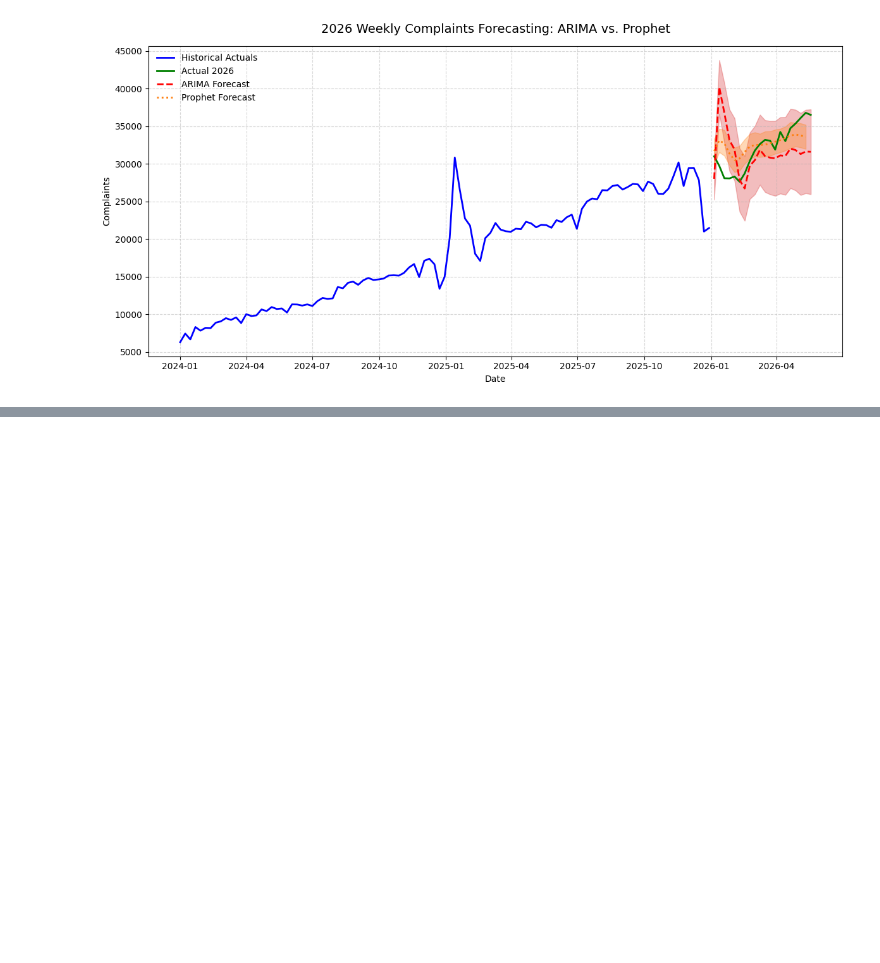
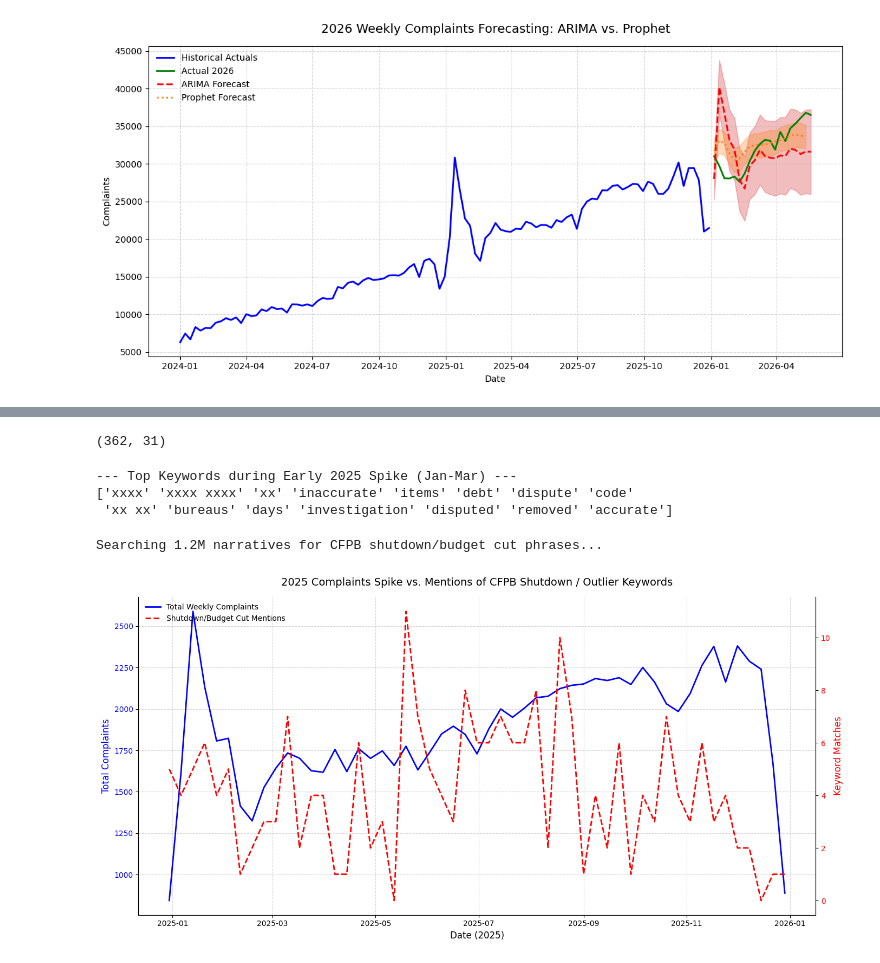
Before and after one commit to Papazian/MADS_Capstone, a Jupyter notebook: Geospatial_and_Time_Series_Analysis/visuals_forecast.ipynb, the cells around one changed output, grey strips where cells are left out. Saved outputs shown, nothing was run; the diff lists cells and outputs as text; code cells hidden in the pictures; blank space fills up the shorter version.

Commit message:
add outlier analysis

```diff
--- a/Geospatial_and_Time_Series_Analysis/visuals_forecast.ipynb
+++ b/Geospatial_and_Time_Series_Analysis/visuals_forecast.ipynb
@@ -716,0 +943,70 @@ plt.show()
+# %%
+df_credit['Date received'] = pd.to_datetime(df_credit['Date received'])
+df_outlier = df_credit[(df_credit['topic_id'] == -1) & (df_credit['Date received'].dt.month <= 3)]
+df_outlier.shape
+# %% [output]
+(362, 31)
+# %%
+
+early_texts = df_outlier["Consumer complaint narrative"].sample(300, random_state=42).astype(str)
+vectorizer_early = TfidfVectorizer(stop_words=list(domain_stop_words), max_features=50, min_df=5, ngram_range=(1, 2))
+matrix_early = vectorizer_early.fit_transform(early_texts)
+mean_scores_early = np.asarray(matrix_early.mean(axis=0)).ravel()
+terms_early = np.array(vectorizer_early.get_feature_names_out())
+early_top_terms = terms_early[mean_scores_early.argsort()[::-1][:15]]
+
+print("\n--- Top Keywords during Early 2025 Spike (Jan-Mar) ---")
+print(early_top_terms)
+# %% [output]
+--- Top Keywords during Early 2025 Spike (Jan-Mar) ---
+['xxxx' 'xxxx xxxx' 'xx' 'inaccurate' 'items' 'debt' 'dispute' 'code'
+ 'xx xx' 'bureaus' 'days' 'investigation' 'disputed' 'removed' 'accurate']
+# %%
+df_2025 = pd.read_csv('complaints_in_just_2025.csv')
+# %%
+
+df_2025['Date received'] = pd.to_datetime(df_2025['Date received'])
+df_2025 = df_2025.sample(100000)
+# Define regex patterns for CFPB shutdown and budget cuts
+shutdown_pattern = r"(?i)(cfpb|bureau).*?(shut|close|defund|cut|budget)"
+
+print("Searching 1.2M narratives for CFPB shutdown/budget cut phrases...")
+df_2025['Contains_Shutdown'] = df_2025['Consumer complaint narrative'].str.contains(shutdown_pattern, regex=True, na=False)
+
+# Track outlier keywords as well (join the top 10 outlier keywords)
+outlier_pattern = r"(?i)(\b" + "\b|\b".join(outlier_top_terms[:10]) + "\b)"
+df_2025['Contains_Outlier_Keywords'] = df_2025['Consumer complaint narrative'].str.contains(outlier_pattern, regex=True, na=False)
+
+# Group by week
+df_2025['Date-Week'] = df_2025['Date received'].dt.to_period('W').dt.start_time
+weekly_shutdown = df_2025.groupby('Date-Week')['Contains_Shutdown'].sum()
+weekly_outlier = df_2025.groupby('Date-Week')['Contains_Outlier_Keywords'].sum()
+weekly_total = df_2025.groupby('Date-Week').size()
+
+fig, ax1 = plt.subplots(figsize=(14, 7))
+
+ax1.plot(weekly_total.index, weekly_total.values, label='Total Weekly Complaints', color='blue', linewidth=2)
+ax1.set_ylabel('Total Complaints', color='blue', fontsize=12)
+ax1.tick_params(axis='y', labelcolor='blue')
+ax1.set_xlabel('Date (2025)', fontsize=12)
+
+ax2 = ax1.twinx()
+ax2.plot(weekly_shutdown.index, weekly_shutdown.values, label='Shutdown/Budget Cut Mentions', color='red', linewidth=2, linestyle='--')
+ax2.set_ylabel('Keyword Matches', color='red', fontsize=12)
+ax2.tick_params(axis='y', labelcolor='red')
+
+plt.title('2025 Complaints Spike vs. Mentions of CFPB Shutdown / Outlier Keywords', pad=15, fontsize=14)
+ax1.grid(True, linestyle='--', alpha=0.5)
+ax1.spines['top'].set_visible(False)
+ax2.spines['top'].set_visible(False)
+
+# Combine legends
+lines, labels = ax1.get_legend_handles_labels()
+lines2, labels2 = ax2.get_legend_handles_labels()
+ax2.legend(lines + lines2, labels + labels2, loc='upper left', frameon=False)
+
+fig.tight_layout()
+plt.show()
+# %% [output]
+Searching 1.2M narratives for CFPB shutdown/budget cut phrases...
+[figure, added]
```
Also changed, not shown: parts of 23 cells of this notebook.
